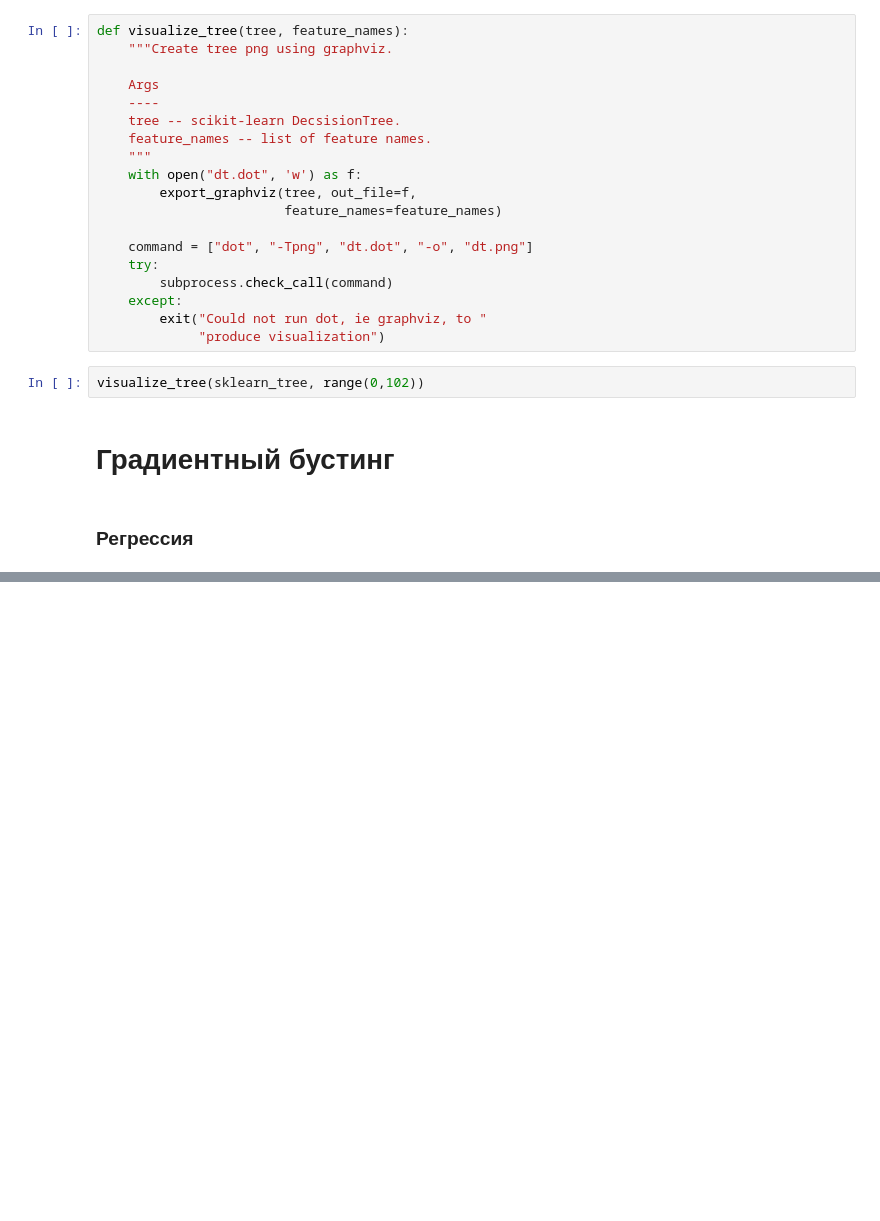
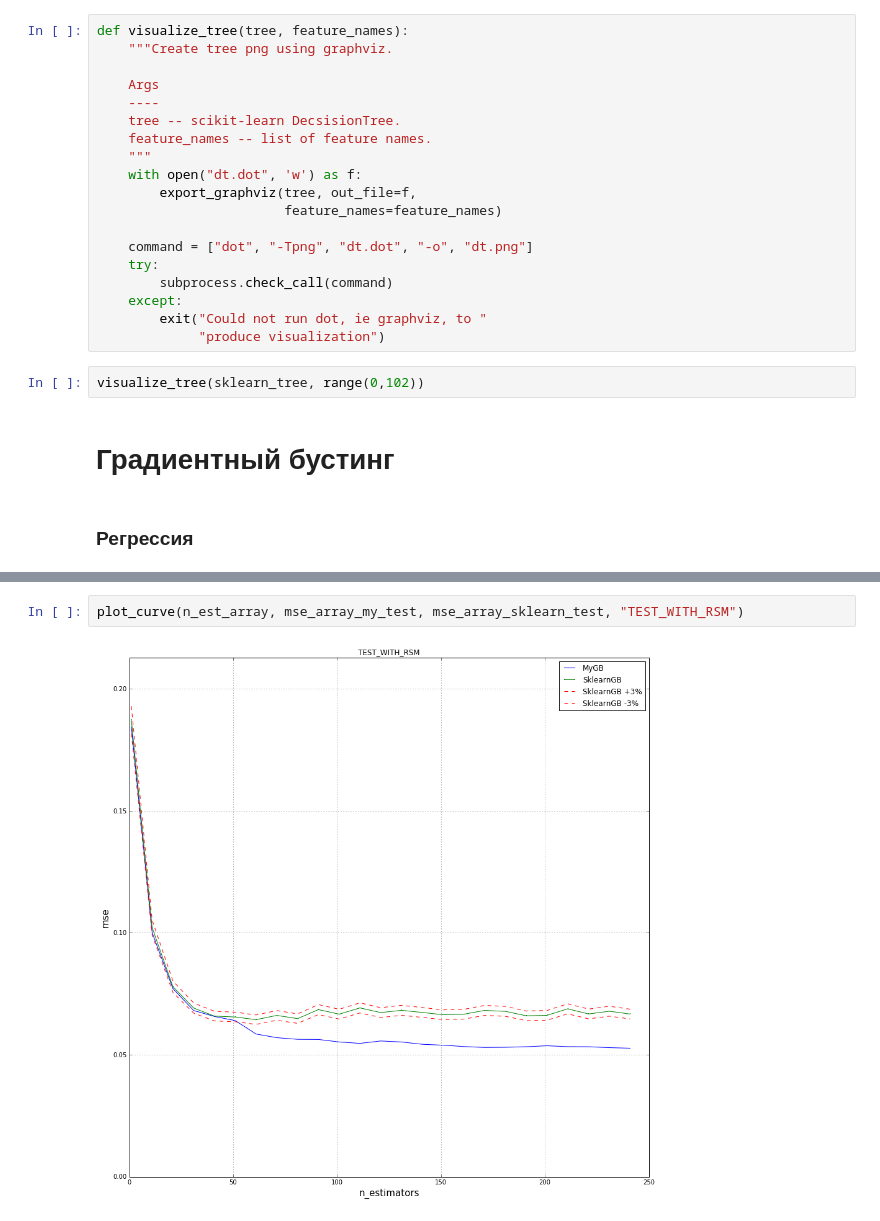
Before and after one commit to pashna/GradientBoosting, a Jupyter notebook: Boosting.ipynb, the cells around one changed output, grey strips where cells are left out. Drawn from its saved outputs; the diff is of its cells as text; blank space fills up the shorter version.

```diff
--- a/Boosting.ipynb
+++ b/Boosting.ipynb
@@ -215,0 +282,4 @@ plot_curve(n_est_array, mse_array_my_test, mse_array_sklearn_test, "TEST")
+# %%
+plot_curve(n_est_array, mse_array_my_test, mse_array_sklearn_test, "TEST_WITH_RSM")
+# %% [output]
+[figure, added]
```
Also changed, not shown: parts of 17 cells of this notebook, 8 other files.
